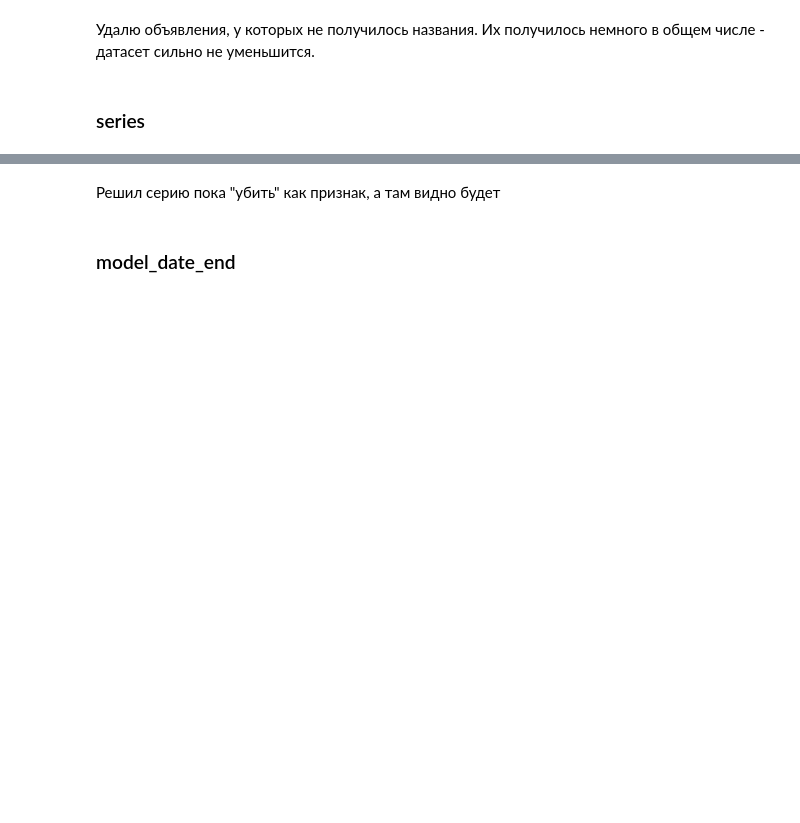
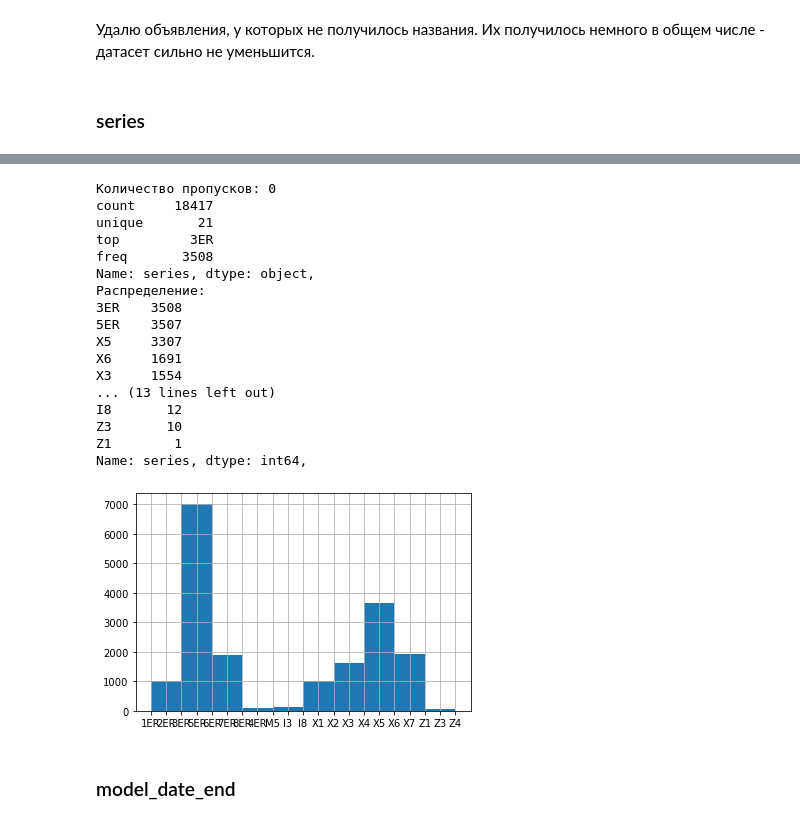
Before and after one commit to vvandriichuk/skillfactory_rds, a Jupyter notebook: module_5/sf-dst-car-price-prediction-vandr-dst-10.ipynb, the cells around one changed output, grey strips where cells are left out. Cells and saved outputs as stored; diff of their text form; code cells hidden in the pictures; blank space fills up the shorter version.

```diff
--- a/module_5/sf-dst-car-price-prediction-vandr-dst-10.ipynb
+++ b/module_5/sf-dst-car-price-prediction-vandr-dst-10.ipynb
@@ -720,0 +1128,7 @@ train = train.drop(columns=['brand'])
+# %%
+# Сделаю нужное преобразование уже в рабочем датафрейме
+train.loc[(train['car_age'] > 2) & (train['car_age'] < 6), 'price'] *= 0.98
+# %%
+# Можно так еще
+mask = train.eval("2 < car_age < 6")
+train.loc[mask, 'price'] *= 0.98
@@ -1116,2 +1538,0 @@ col_info(train.series)
-# %% [markdown]
-Решил серию пока "убить" как признак, а там видно будет
@@ -1120,3 +1595,24 @@ train = train.drop(columns=['series'])
+# %%
+col_info(train.series)
+# %% [output]
+Количество пропусков: 0
+count     18417
+unique       21
+top         3ER
+freq       3508
+Name: series, dtype: object,
+Распределение:
+3ER    3508
+5ER    3507
+X5     3307
+X6     1691
+X3     1554
+... (13 lines left out)
+I8       12
+Z3       10
+Z1        1
+Name: series, dtype: int64,
+[figure, added]
 # %% [markdown]
 ### model_date_end
 # %%
```
Also changed, not shown: parts of 192 cells of this notebook, 18 other files.
